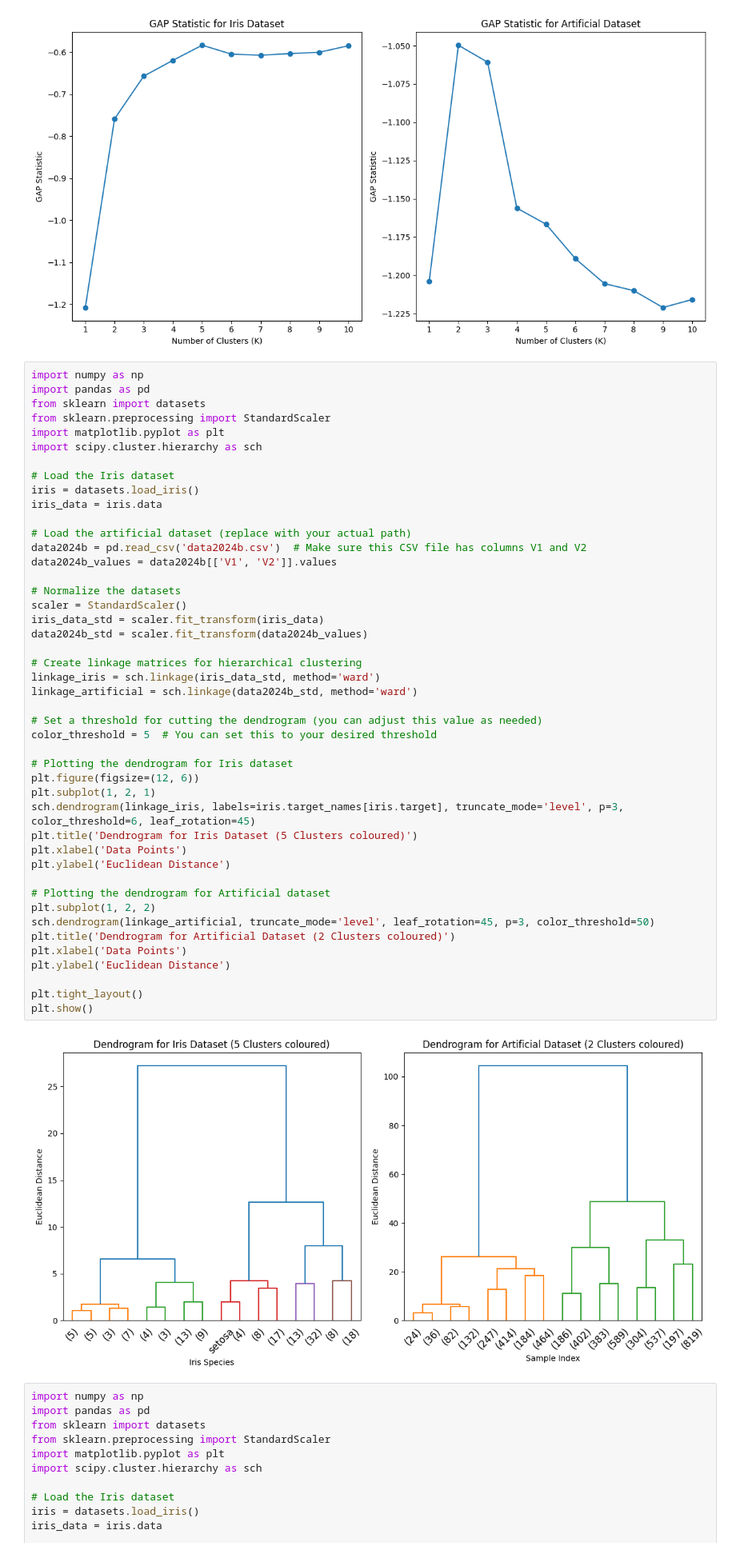
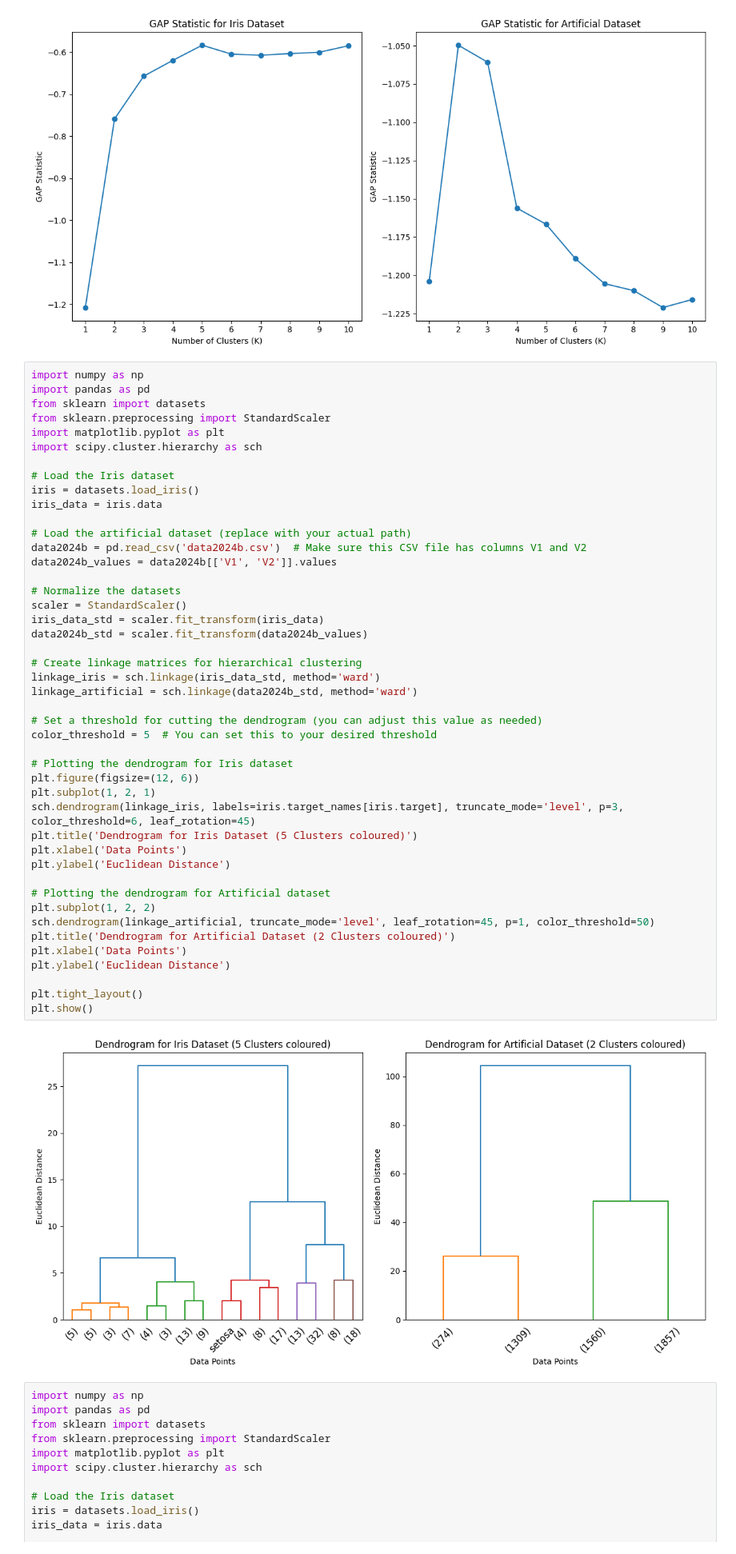
Before and after one commit to timryall/STAT3006, a Jupyter notebook: assignment_2/viii.ipynb, the cells around one changed output. Shown at 80% size. Cells and saved outputs as stored; diff of their text form.

```diff
--- a/assignment_2/viii.ipynb
+++ b/assignment_2/viii.ipynb
@@ -106,35 +106,35 @@ data2024b_values = data2024b[['V1', 'V2']].values
 
 # Normalize the datasets
 scaler = StandardScaler()
 iris_data_std = scaler.fit_transform(iris_data)
 data2024b_std = scaler.fit_transform(data2024b_values)
 
 # Create linkage matrices for hierarchical clustering
 linkage_iris = sch.linkage(iris_data_std, method='ward')
 linkage_artificial = sch.linkage(data2024b_std, method='ward')
 
 # Set a threshold for cutting the dendrogram (you can adjust this value as needed)
 color_threshold = 5  # You can set this to your desired threshold
 
 # Plotting the dendrogram for Iris dataset
 plt.figure(figsize=(12, 6))
 plt.subplot(1, 2, 1)
 sch.dendrogram(linkage_iris, labels=iris.target_names[iris.target], truncate_mode='level', p=3, color_threshold=6, leaf_rotation=45)
 plt.title('Dendrogram for Iris Dataset (5 Clusters coloured)')
 plt.xlabel('Data Points')
 plt.ylabel('Euclidean Distance')
 
 # Plotting the dendrogram for Artificial dataset
 plt.subplot(1, 2, 2)
-sch.dendrogram(linkage_artificial, truncate_mode='level', leaf_rotation=45, p=3, color_threshold=50)
+sch.dendrogram(linkage_artificial, truncate_mode='level', leaf_rotation=45, p=1, color_threshold=50)
 plt.title('Dendrogram for Artificial Dataset (2 Clusters coloured)')
 plt.xlabel('Data Points')
 plt.ylabel('Euclidean Distance')
 
 plt.tight_layout()
 plt.show()
 # %% [output]
-[figure, old version]
+[figure, new version]
 # %%
 import numpy as np
 import pandas as pd
```
Also changed, not shown: 4 other files.
